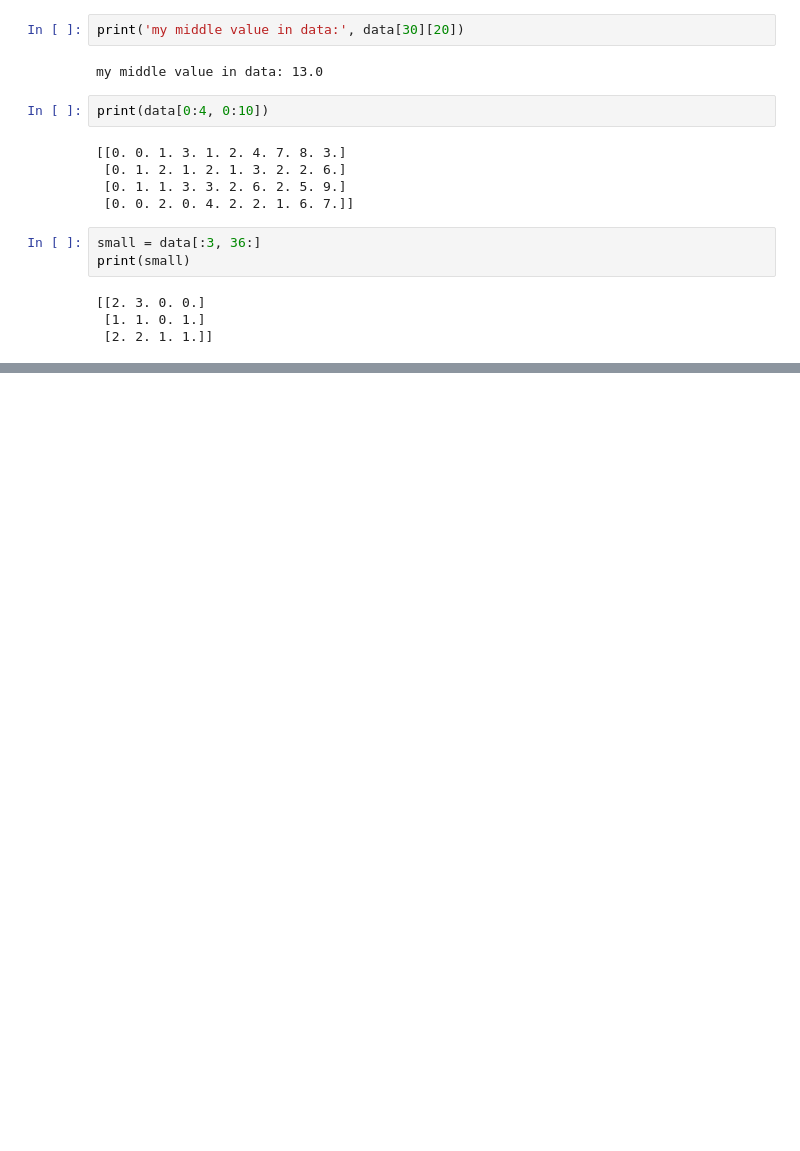
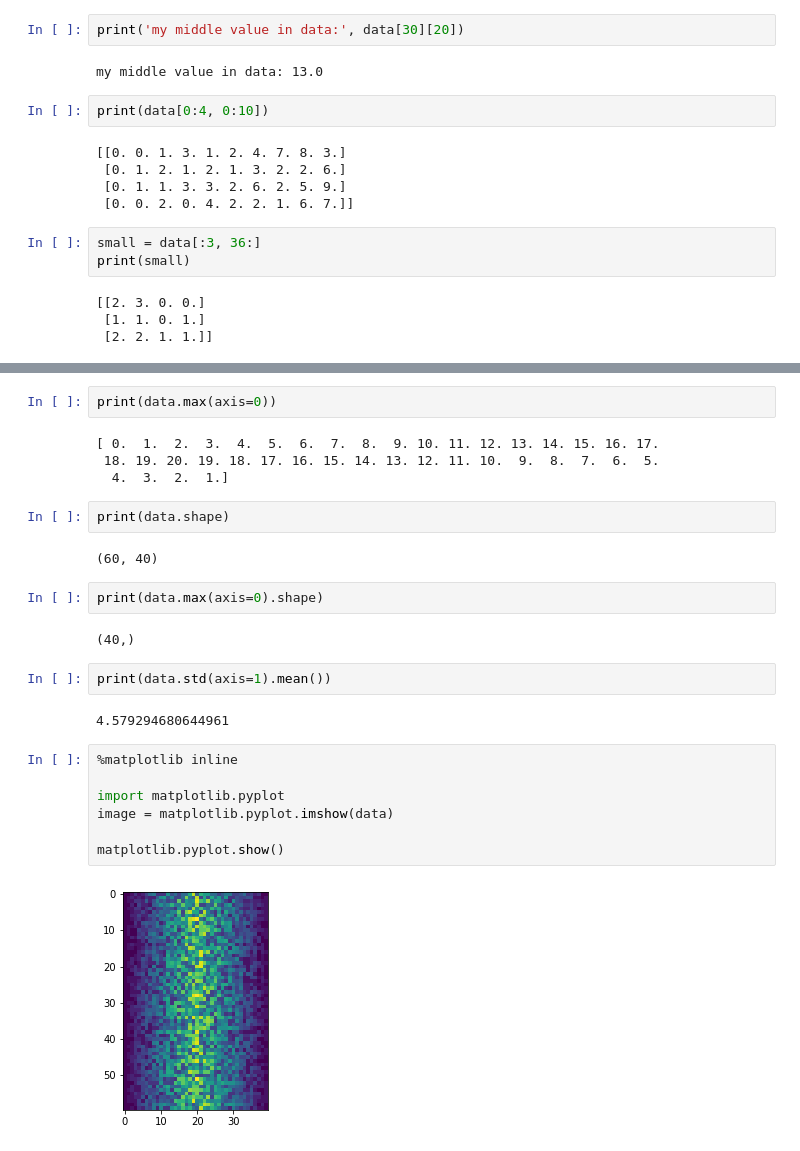
Before and after one commit to veeramik/learning_python, a Jupyter notebook: 01-numpy.ipynb, the cells around one changed output, grey strips where cells are left out. Saved outputs shown, nothing was run; the diff lists cells and outputs as text; blank space fills up the shorter version.

```diff
--- a/01-numpy.ipynb
+++ b/01-numpy.ipynb
@@ -100,0 +166,27 @@ print(small)
+# %%
+print(data.max(axis=0))
+# %% [output]
+[ 0.  1.  2.  3.  4.  5.  6.  7.  8.  9. 10. 11. 12. 13. 14. 15. 16. 17.
+ 18. 19. 20. 19. 18. 17. 16. 15. 14. 13. 12. 11. 10.  9.  8.  7.  6.  5.
+  4.  3.  2.  1.]
+# %%
+print(data.shape)
+# %% [output]
+(60, 40)
+# %%
+print(data.max(axis=0).shape)
+# %% [output]
+(40,)
+# %%
+print(data.std(axis=1).mean())
+# %% [output]
+4.579294680644961
+# %%
+%matplotlib inline
+
+import matplotlib.pyplot
+image = matplotlib.pyplot.imshow(data)
+
+matplotlib.pyplot.show()
+# %% [output]
+[figure, added]
```
Also changed, not shown: parts of 16 cells of this notebook.
